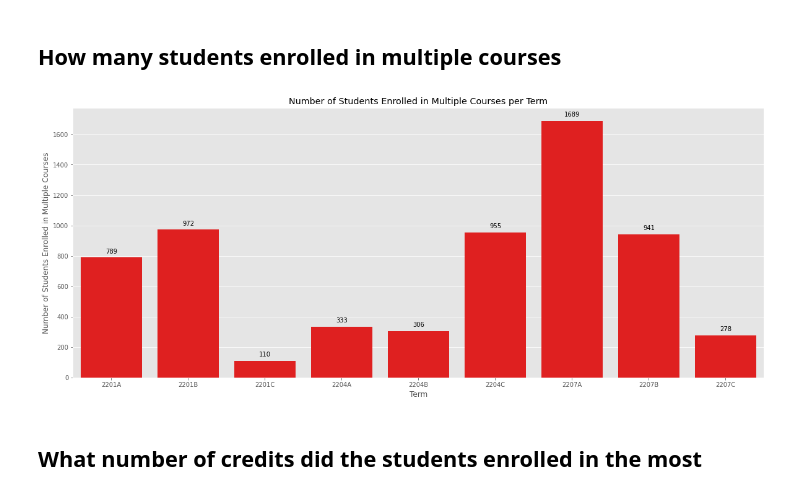
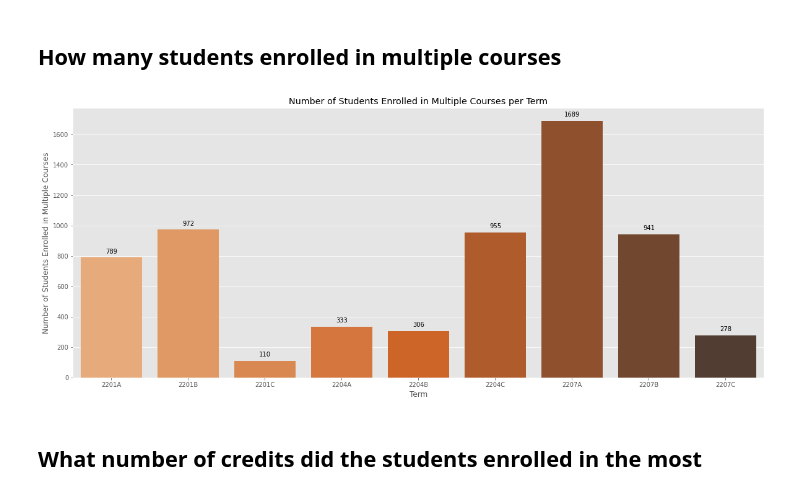
Before and after one commit to iamharkirat/EDA, a Jupyter notebook: learning_enterprise.ipynb, the cells around one changed output. Cells and saved outputs as stored; diff of their text form; code cells hidden in the pictures.

```diff
--- a/learning_enterprise.ipynb
+++ b/learning_enterprise.ipynb
@@ -173,7 +173,7 @@ plt.show()
 num_courses_per_term = df.groupby('Term')['Course Prefix'].nunique()
 
 # Plot the number of courses per term as a bar chart
-ax=sns.barplot(x=num_courses_per_term.index, y=num_courses_per_term.values, color='salmon')
+ax=sns.barplot(x=num_courses_per_term.index, y=num_courses_per_term.values, palette='Greens_d')
 
 # add count values to the bars
 for p in ax.patches:
@@ -193,26 +193,26 @@ plt.show()
 # %%
 # Count the number of unique courses per student per term
 courses_per_student_per_term = df.groupby(['Term', 'Student'])['Course Prefix'].nunique()
 
 # Count the number of students who are enrolled in more than one course per term
 multi_course_students_per_term = (courses_per_student_per_term > 1).groupby('Term').sum()
 
 # Plot the number of students who are enrolled in more than one course per term
-ax=sns.barplot(x=multi_course_students_per_term.index, y=multi_course_students_per_term.values, color='red')
+ax=sns.barplot(x=multi_course_students_per_term.index, y=multi_course_students_per_term.values, palette='Oranges_d')
 
 # add count values to the bars
 for p in ax.patches:
     ax.annotate(format(p.get_height(), '.0f'), (p.get_x() + p.get_width() / 2., p.get_height()),
                 ha = 'center', va = 'center', xytext = (0, 10), textcoords = 'offset points')
 
 # Set axis labels and title
 plt.xlabel('Term')
 plt.ylabel('Number of Students Enrolled in Multiple Courses')
 plt.title('Number of Students Enrolled in Multiple Courses per Term')
 
 plt.show()
 # %% [output]
-[figure, old version]
+[figure, new version]
 # %% [markdown]
 ## What number of credits did the students enrolled in the most
 # %%
```
Also changed, not shown: parts of 2 cells of this notebook.
